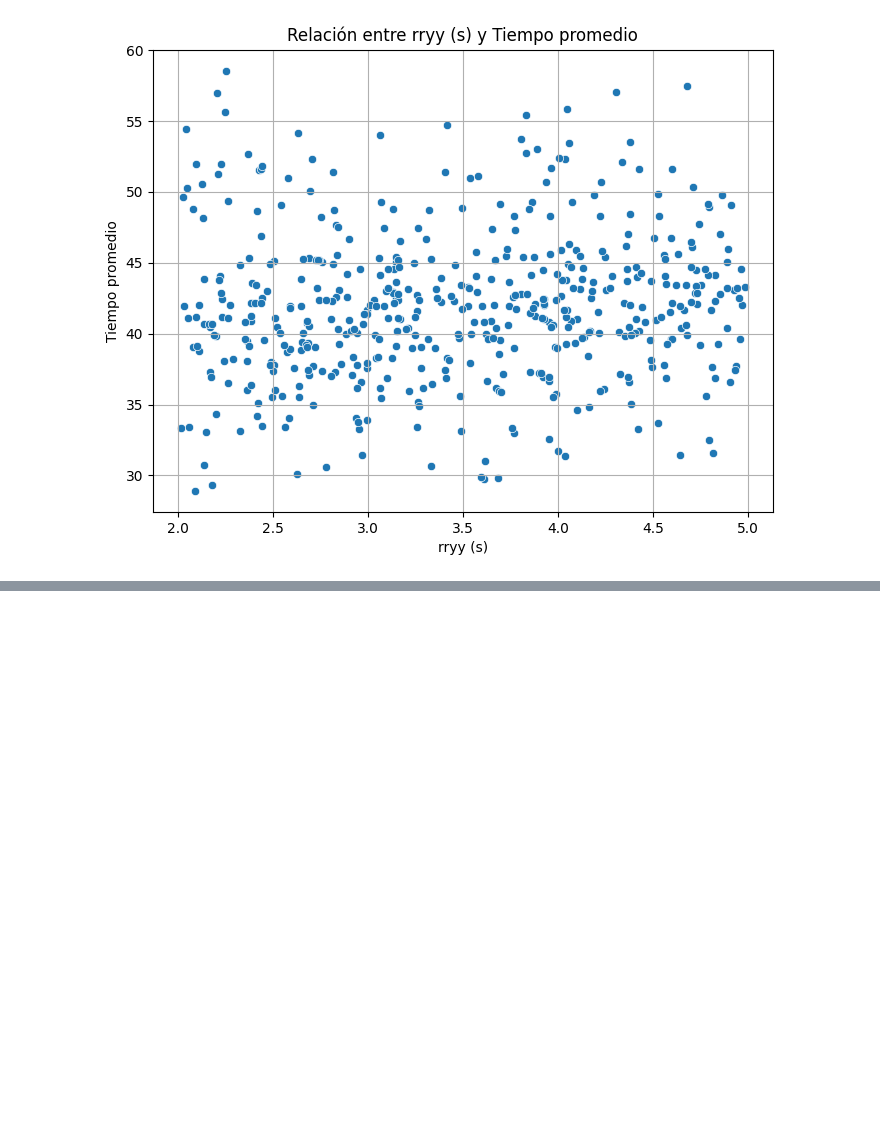
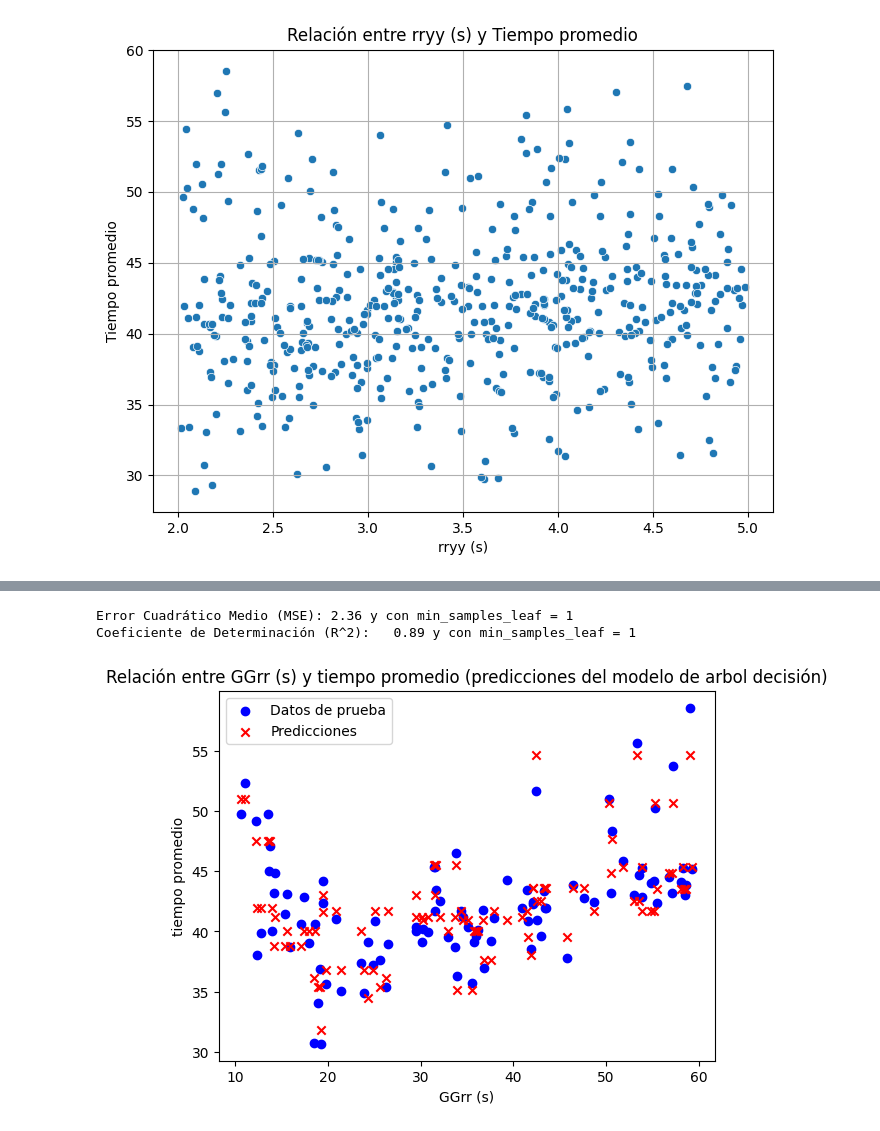
Before and after one commit to Emmatap31/Sumo_EjeCentral, a Jupyter notebook: prediccion.ipynb, the cells around one changed output, grey strips where cells are left out. Cells and saved outputs as stored; diff of their text form; code cells hidden in the pictures; blank space fills up the shorter version.

Commit message:
Arbol de regresión

```diff
--- a/prediccion.ipynb
+++ b/prediccion.ipynb
@@ -87,3 +88,15 @@ for var in variables_independientes:
 [figure]
 [figure]
 [figure]
+# %%
+from sklearn.tree import DecisionTreeRegressor as DTR
+
+min_samples_leaf_val = [1,2,5,10]
+for i in min_samples_leaf_val:
+    dtr = DTR(min_samples_leaf=i)
+    dtr.fit(X_train, y_train)
+    y_pred2 = dtr.predict(X_test)
+    mse = mean_squared_error(y_test, y_pred2)
+    r2 = r2_score(y_test, y_pred2)
+    print(f'Error Cuadrático Medio (MSE): {mse:.2f} y con min_samples_leaf = {i}')
+    print(f'Coeficiente de Determinación (R^2):  {r2: .2f} y con min_samples_leaf = {i}')
@@ -89,0 +112,21 @@ for var in variables_independientes:
+# %%
+dtr = DTR(min_samples_leaf=1)
+dtr.fit(X_train, y_train)
+y_pred2 = dtr.predict(X_test)
+mse = mean_squared_error(y_test, y_pred2)
+r2 = r2_score(y_test, y_pred2)
+print(f'Error Cuadrático Medio (MSE): {mse:.2f} y con min_samples_leaf = 1')
+print(f'Coeficiente de Determinación (R^2):  {r2: .2f} y con min_samples_leaf = {1}')
+# %% [output]
+Error Cuadrático Medio (MSE): 2.36 y con min_samples_leaf = 1
+Coeficiente de Determinación (R^2):   0.89 y con min_samples_leaf = 1
+# %%
+plt.scatter(X_test['GGrr (s)'], y_test, color='blue', label='Datos de prueba')
+plt.scatter(X_test['GGrr (s)'], y_pred2, color='red', marker='x', label='Predicciones')
+plt.xlabel('GGrr (s)')
+plt.ylabel('tiempo promedio')
+plt.title('Relación entre GGrr (s) y tiempo promedio (predicciones del modelo de arbol decisión)')
+plt.legend()
+plt.show()
+# %% [output]
+[figure, added]
```
Also changed, not shown: parts of 12 cells of this notebook.
